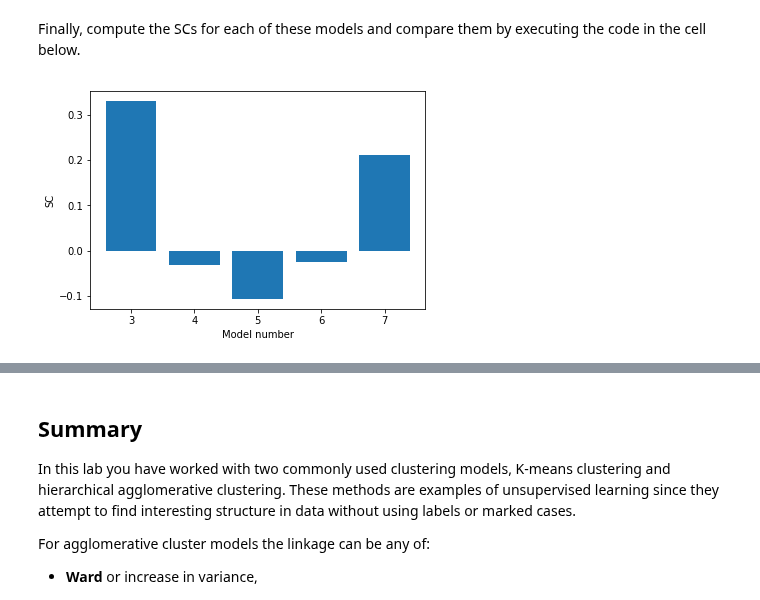
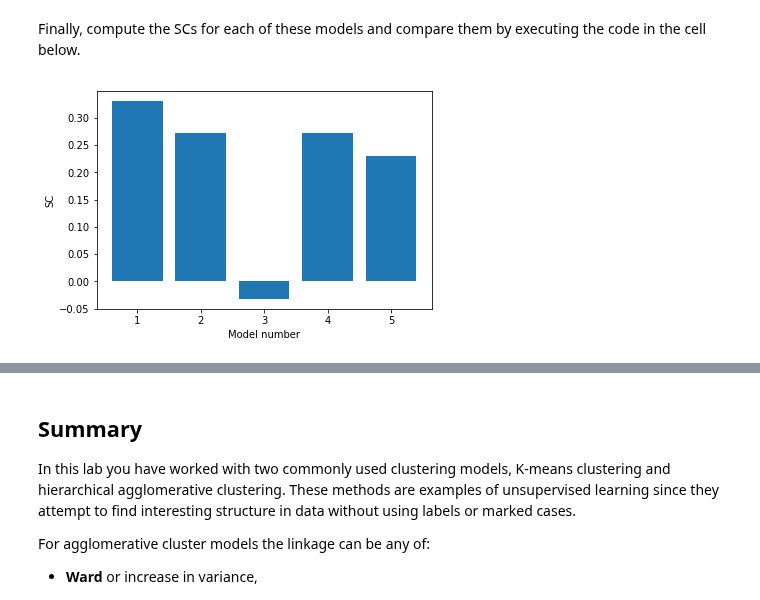
Before and after one commit to syslin/-MicrosoftLearning-Principles-of-Machine-Learning-Python, a Jupyter notebook: Module7/IntroToUnsupervisedLearning.ipynb, the cells around one changed output, grey strips where cells are left out. Drawn from its saved outputs; the diff is of its cells as text; code cells hidden in the pictures.

Commit message:
Updated text added seeds to second example

```diff
--- a/Module7/IntroToUnsupervisedLearning.ipynb
+++ b/Module7/IntroToUnsupervisedLearning.ipynb
@@ -404,2 +409,7 @@ The cluster assignments displayed above follow the structure of the data well. I
 
 But, what will be the effect of using other linkage functions? To find out, execute the code in the cell below to compute and display the assignments of a 3-cluster agglomerative model using average linkage.
+# %%
+nr.seed(5555)
+agglomerative3_a = AgglomerativeClustering(n_clusters=3, linkage = 'average')
+assignments3_a = agglomerative3_a.fit_predict(sample_2[:,0:2])
+plot_clusters(sample_2, assignments3_a)
@@ -406,6 +422,7 @@ But, what will be the effect of using other linkage functions? To find out, exec
 # %%
-agglomerative4 = AgglomerativeClustering(n_clusters=4, linkage = 'average')
-assignments_ag4 = agglomerative4.fit_predict(sample_2[:,0:2])
-plot_clusters(sample_2, assignments_ag4)
+nr.seed(987)
+agglomerative4_a = AgglomerativeClustering(n_clusters=4, linkage = 'average')
+assignments4_a = agglomerative4_a.fit_predict(sample_2[:,0:2])
+plot_clusters(sample_2, assignments4_a)
 # %% [output]
 [figure]
@@ -416,5 +433,6 @@ Now, execute the code in the cell below to compute and display the cluster assig
 # %%
-agglomerative5 = AgglomerativeClustering(n_clusters=5, linkage = 'complete')
-assignments_ag5 = agglomerative5.fit_predict(sample_2[:,0:2])
-plot_clusters(sample_2, assignments_ag5)
+nr.seed(3344)
+agglomerative3_a_m = AgglomerativeClustering(n_clusters=3, linkage = 'average', affinity = 'manhattan')
+assignments3_a_m = agglomerative3_a_m.fit_predict(sample_2[:,0:2])
+plot_clusters(sample_2, assignments3_a_m)
 # %% [output]
@@ -426,5 +444,6 @@ Having tried several linkage functions, you will now explore using different dis
 # %%
-agglomerative_3_c_m = AgglomerativeClustering(n_clusters=3, linkage = 'complete', affinity = 'manhattan')
-assignments_ag_3_c_m = agglomerative_3_c_m.fit_predict(sample_2[:,0:2])
-plot_clusters(sample_2, assignments_ag_3_c_m)
+nr.seed(234)
+agglomerative3_a_c = AgglomerativeClustering(n_clusters=3, linkage = 'average', affinity = 'cosine')
+assignments3_a_c = agglomerative3_a_c.fit_predict(sample_2[:,0:2])
+plot_clusters(sample_2, assignments3_a_c)
 # %% [output]
@@ -446,7 +455,7 @@ Before proceeding, answer **Question 1** on the course page.
 # %% [markdown]
 Finally, compute the SCs for each of these models and compare them by executing the code in the cell below.
 # %%
-assignment_list = [assignments_ag3, assignments_ag4, assignments_ag5, assignments_ag_3_c_m, assignments_ag_c_3_c]
-plot_sillohette(sample, assignment_list, x_lab = 'Model number')
+assignment_list = [assignments3_w, assignments3_a, assignments4_a, assignments3_a_m, assignments3_a_c]
+plot_sillohette(sample, assignment_list, x_lab = 'Model number', start = 1)
 # %% [output]
-[figure, old version]
+[figure, new version]
```
Also changed, not shown: parts of 18 cells of this notebook.
